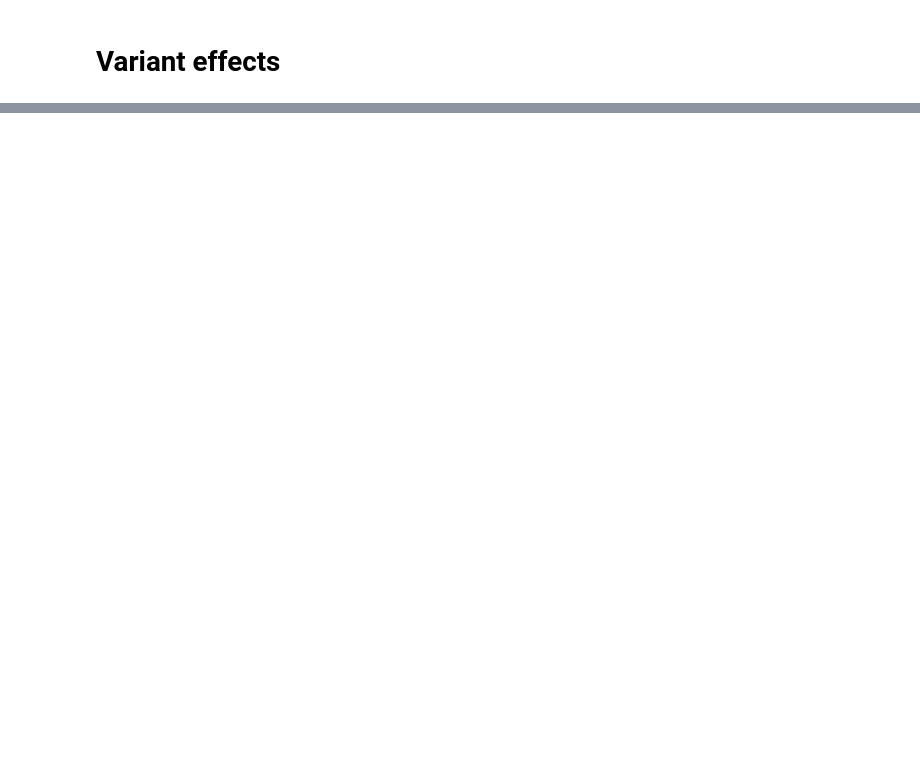
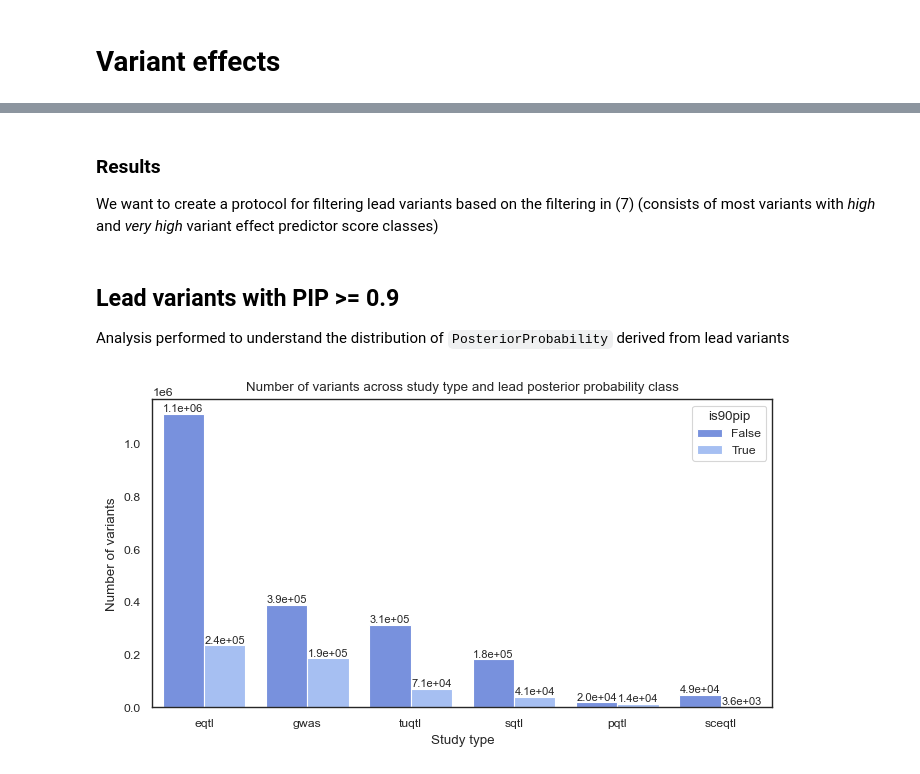
Before and after one commit to opentargets/Gentropy-manuscript, a Jupyter notebook: chapters/variant_effect_prediction/08_variant_effect_prediciton_piecharts.ipynb, the cells around one changed output, grey strips where cells are left out. Cells and saved outputs as stored; diff of their text form; code cells hidden in the pictures; blank space fills up the shorter version.

```diff
--- a/chapters/variant_effect_prediction/08_variant_effect_prediciton_piecharts.ipynb
+++ b/chapters/variant_effect_prediction/08_variant_effect_prediciton_piecharts.ipynb
@@ -12,0 +48,6 @@ The goal of this analysis it to understand the distributions of variant effects
+# %%
+random.seed(42)
+sns.set_style("white")
+sns.set_context("paper", font_scale=1.0)
+sns.set_palette(sns.color_palette("coolwarm"))
+pl.Config.set_tbl_rows(100)
@@ -12,0 +374,32 @@ The goal of this analysis it to understand the distributions of variant effects
+# %% [markdown]
+### Results
+
+We want to create a protocol for filtering lead variants based on the filtering in (7) (consists of most variants with _high_ and _very high_ variant effect predictor score classes)
+# %% [markdown]
+## Lead variants with PIP >= 0.9
+
+Analysis performed to understand the distribution of `PosteriorProbability` derived from lead variants
+# %%
+dataset_pip = dataset.select("*", classify_by_pip_threshold(pl.col("posteriorProbability")))
+# %%
+data = dataset_pip.select("is90pip", "studyType", "variantId")
+fig = plt.figure(figsize=(8, 4))
+ax = fig.add_subplot(1, 1, 1)
+sns.countplot(data=data, x="studyType", hue="is90pip", ax=ax)
+ax.set_title("Number of variants across study type and lead posterior probability class")
+ax.set_ylabel("Number of variants")
+ax.set_xlabel("Study type")
+for p in ax.patches:
+    if isinstance(p, Rectangle):
+        height = p.get_height()
+        if height > 0:
+            ax.annotate(
+                f"{height:.1e}",
+                (p.get_x() + p.get_width() / 2.0, height),
+                ha="center",
+                va="bottom",
+                fontsize=8,
+            )
+plt.show()
+# %% [output]
+[figure, added]
```
Also changed, not shown: parts of 30 cells of this notebook, 3 other files.
